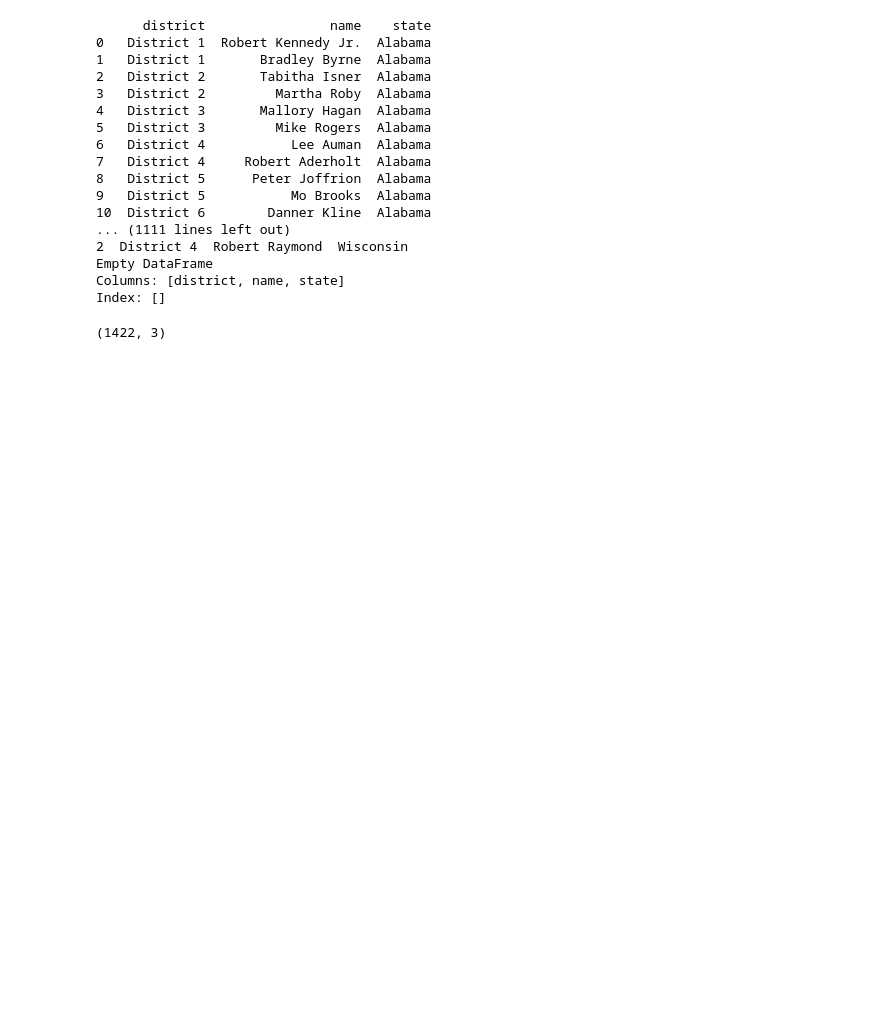
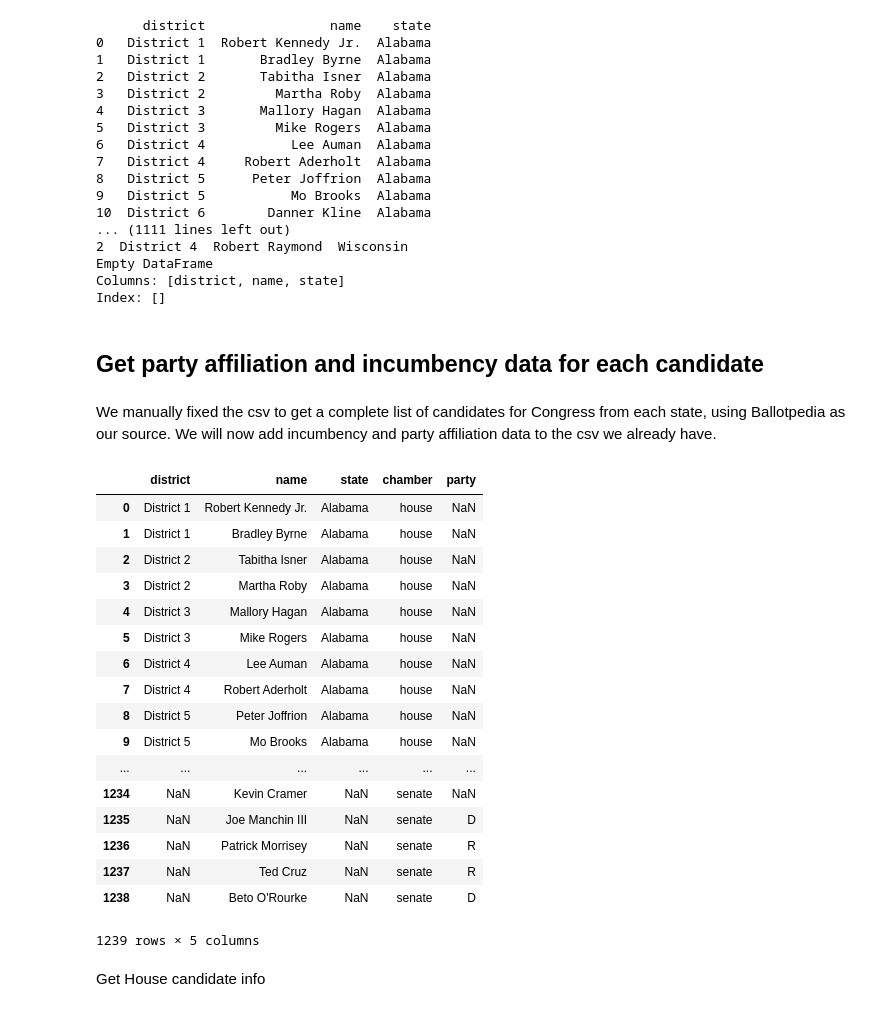
Before and after one commit to andrew-shackelford/Harvard_Twitter_Research_2018, a Jupyter notebook: midterm_candidate_scraper.ipynb, the cells around one changed output. Cells and saved outputs as stored; diff of their text form; code cells hidden in the pictures; blank space fills up the shorter version.

```diff
--- a/midterm_candidate_scraper.ipynb
+++ b/midterm_candidate_scraper.ipynb
@@ -100,7 +100,32 @@ Columns: [district, name, state]
 Index: []
 # %%
 df.to_csv("candidate_names.csv")
+# %% [markdown]
+## Get party affiliation and incumbency data for each candidate
+# %% [markdown]
+We manually fixed the csv to get a complete list of candidates for Congress from each state, using Ballotpedia as our source. We will now add incumbency and party affiliation data to the csv we already have.
+# %%
+df = pd.read_csv('candidate_names_final.csv')
 # %%
-df.shape
+df
 # %% [output]
+|  | district | name | state | chamber | party |
+| 0 | District 1 | Robert Kennedy Jr. | Alabama | house | NaN |
+| 1 | District 1 | Bradley Byrne | Alabama | house | NaN |
+| 2 | District 2 | Tabitha Isner | Alabama | house | NaN |
+| 3 | District 2 | Martha Roby | Alabama | house | NaN |
+| 4 | District 3 | Mallory Hagan | Alabama | house | NaN |
+| 5 | District 3 | Mike Rogers | Alabama | house | NaN |
+| 6 | District 4 | Lee Auman | Alabama | house | NaN |
+| 7 | District 4 | Robert Aderholt | Alabama | house | NaN |
+| 8 | District 5 | Peter Joffrion | Alabama | house | NaN |
+| 9 | District 5 | Mo Brooks | Alabama | house | NaN |
+| ... | ... | ... | ... | ... | ... |
+| 1234 | NaN | Kevin Cramer | NaN | senate | NaN |
+| 1235 | NaN | Joe Manchin III | NaN | senate | D |
+| 1236 | NaN | Patrick Morrisey | NaN | senate | R |
+| 1237 | NaN | Ted Cruz | NaN | senate | R |
+| 1238 | NaN | Beto O'Rourke | NaN | senate | D |
-(1422, 3)
+1239 rows × 5 columns
+# %% [markdown]
+Get House candidate info
```
Also changed, not shown: parts of 21 cells of this notebook.
